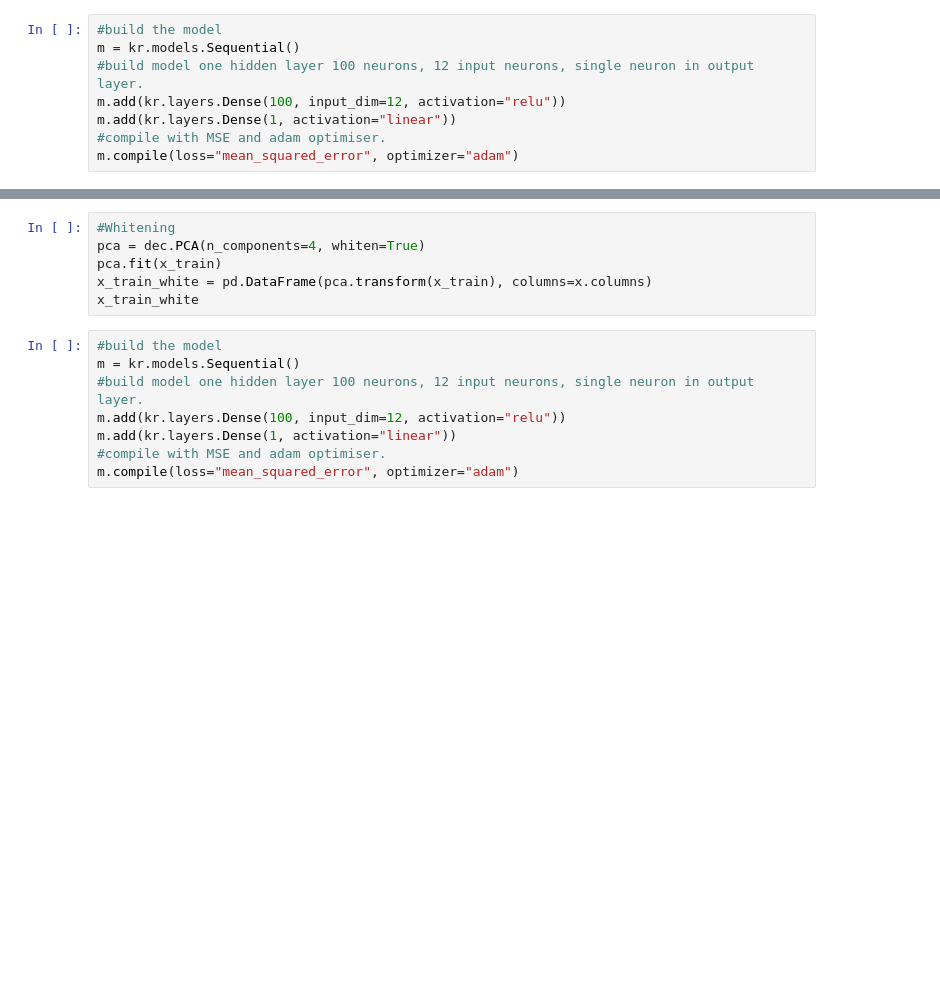
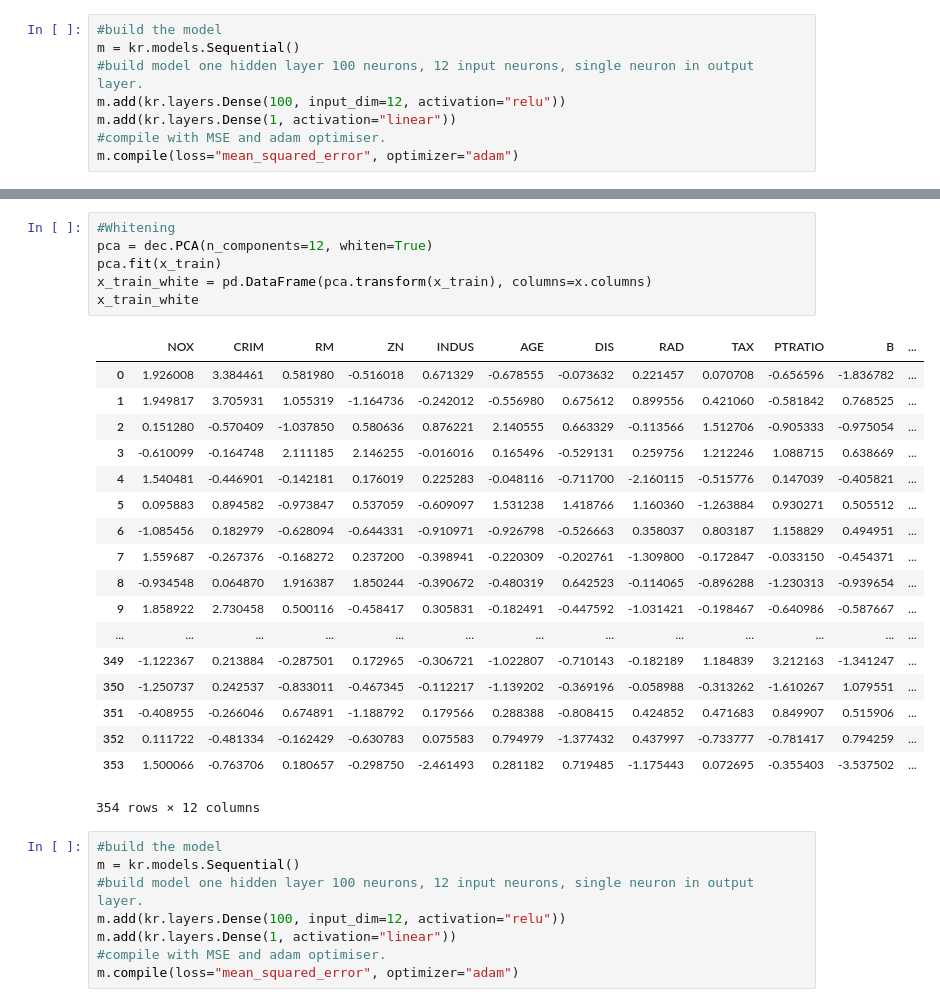
Before and after one commit to GregFee/machinelearning_assessment, a Jupyter notebook: Boston Data.ipynb, the cells around one changed output, grey strips where cells are left out. Cells and saved outputs as stored; diff of their text form; blank space fills up the shorter version.

```diff
--- a/Boston Data.ipynb
+++ b/Boston Data.ipynb
@@ -425,9 +417,28 @@ m.evaluate(x_test, y_test)
 # %%
 #Whitening
-pca = dec.PCA(n_components=4, whiten=True)
+pca = dec.PCA(n_components=12, whiten=True)
 pca.fit(x_train)
 x_train_white = pd.DataFrame(pca.transform(x_train), columns=x.columns)
 x_train_white
+# %% [output]
+|  | NOX | CRIM | RM | ZN | INDUS | AGE | DIS | RAD | TAX | PTRATIO | B | ... |
+| 0 | 1.926008 | 3.384461 | 0.581980 | -0.516018 | 0.671329 | -0.678555 | -0.073632 | 0.221457 | 0.070708 | -0.656596 | -1.836782 | ... |
+| 1 | 1.949817 | 3.705931 | 1.055319 | -1.164736 | -0.242012 | -0.556980 | 0.675612 | 0.899556 | 0.421060 | -0.581842 | 0.768525 | ... |
+| 2 | 0.151280 | -0.570409 | -1.037850 | 0.580636 | 0.876221 | 2.140555 | 0.663329 | -0.113566 | 1.512706 | -0.905333 | -0.975054 | ... |
+| 3 | -0.610099 | -0.164748 | 2.111185 | 2.146255 | -0.016016 | 0.165496 | -0.529131 | 0.259756 | 1.212246 | 1.088715 | 0.638669 | ... |
+| 4 | 1.540481 | -0.446901 | -0.142181 | 0.176019 | 0.225283 | -0.048116 | -0.711700 | -2.160115 | -0.515776 | 0.147039 | -0.405821 | ... |
+| 5 | 0.095883 | 0.894582 | -0.973847 | 0.537059 | -0.609097 | 1.531238 | 1.418766 | 1.160360 | -1.263884 | 0.930271 | 0.505512 | ... |
+| 6 | -1.085456 | 0.182979 | -0.628094 | -0.644331 | -0.910971 | -0.926798 | -0.526663 | 0.358037 | 0.803187 | 1.158829 | 0.494951 | ... |
+| 7 | 1.559687 | -0.267376 | -0.168272 | 0.237200 | -0.398941 | -0.220309 | -0.202761 | -1.309800 | -0.172847 | -0.033150 | -0.454371 | ... |
+| 8 | -0.934548 | 0.064870 | 1.916387 | 1.850244 | -0.390672 | -0.480319 | 0.642523 | -0.114065 | -0.896288 | -1.230313 | -0.939654 | ... |
+| 9 | 1.858922 | 2.730458 | 0.500116 | -0.458417 | 0.305831 | -0.182491 | -0.447592 | -1.031421 | -0.198467 | -0.640986 | -0.587667 | ... |
+| ... | ... | ... | ... | ... | ... | ... | ... | ... | ... | ... | ... | ... |
+| 349 | -1.122367 | 0.213884 | -0.287501 | 0.172965 | -0.306721 | -1.022807 | -0.710143 | -0.182189 | 1.184839 | 3.212163 | -1.341247 | ... |
+| 350 | -1.250737 | 0.242537 | -0.833011 | -0.467345 | -0.112217 | -1.139202 | -0.369196 | -0.058988 | -0.313262 | -1.610267 | 1.079551 | ... |
+| 351 | -0.408955 | -0.266046 | 0.674891 | -1.188792 | 0.179566 | 0.288388 | -0.808415 | 0.424852 | 0.471683 | 0.849907 | 0.515906 | ... |
+| 352 | 0.111722 | -0.481334 | -0.162429 | -0.630783 | 0.075583 | 0.794979 | -1.377432 | 0.437997 | -0.733777 | -0.781417 | 0.794259 | ... |
+| 353 | 1.500066 | -0.763706 | 0.180657 | -0.298750 | -2.461493 | 0.281182 | 0.719485 | -1.175443 | 0.072695 | -0.355403 | -3.537502 | ... |
+354 rows × 12 columns
 # %%
 #build the model
 m = kr.models.Sequential()
```
Also changed, not shown: parts of 14 cells of this notebook.
